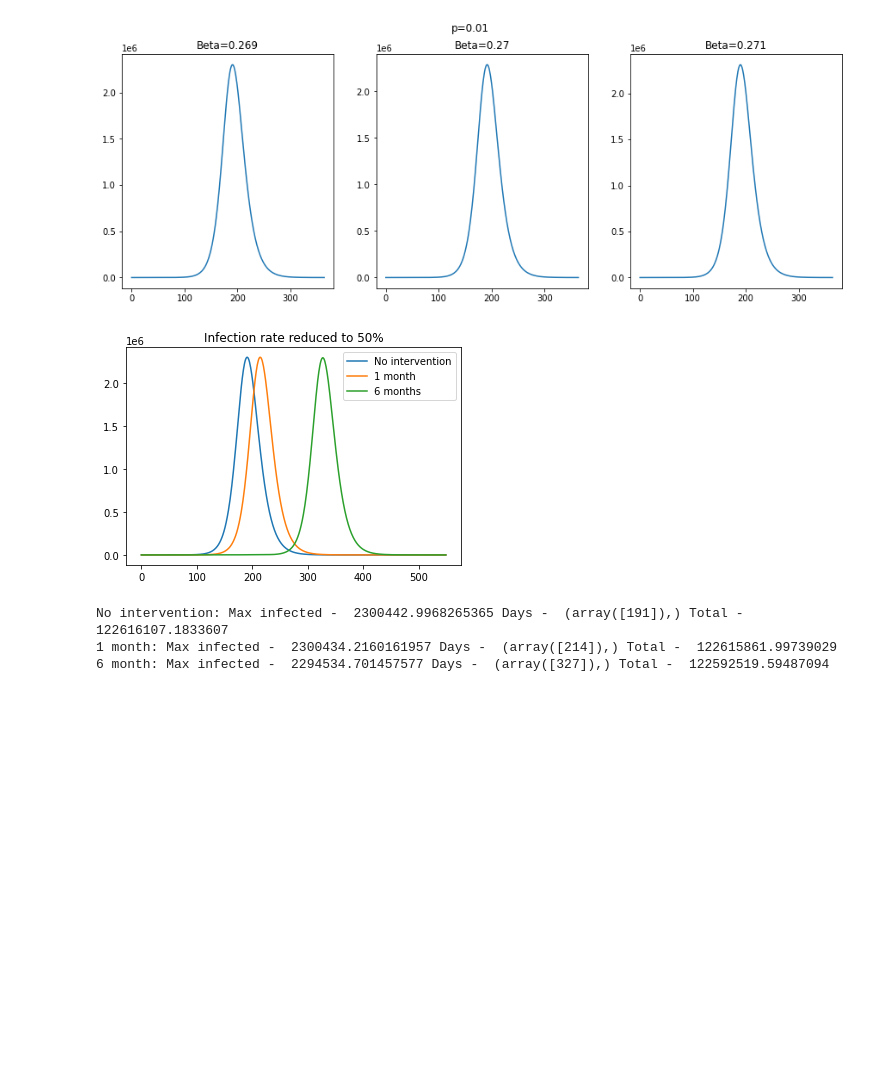
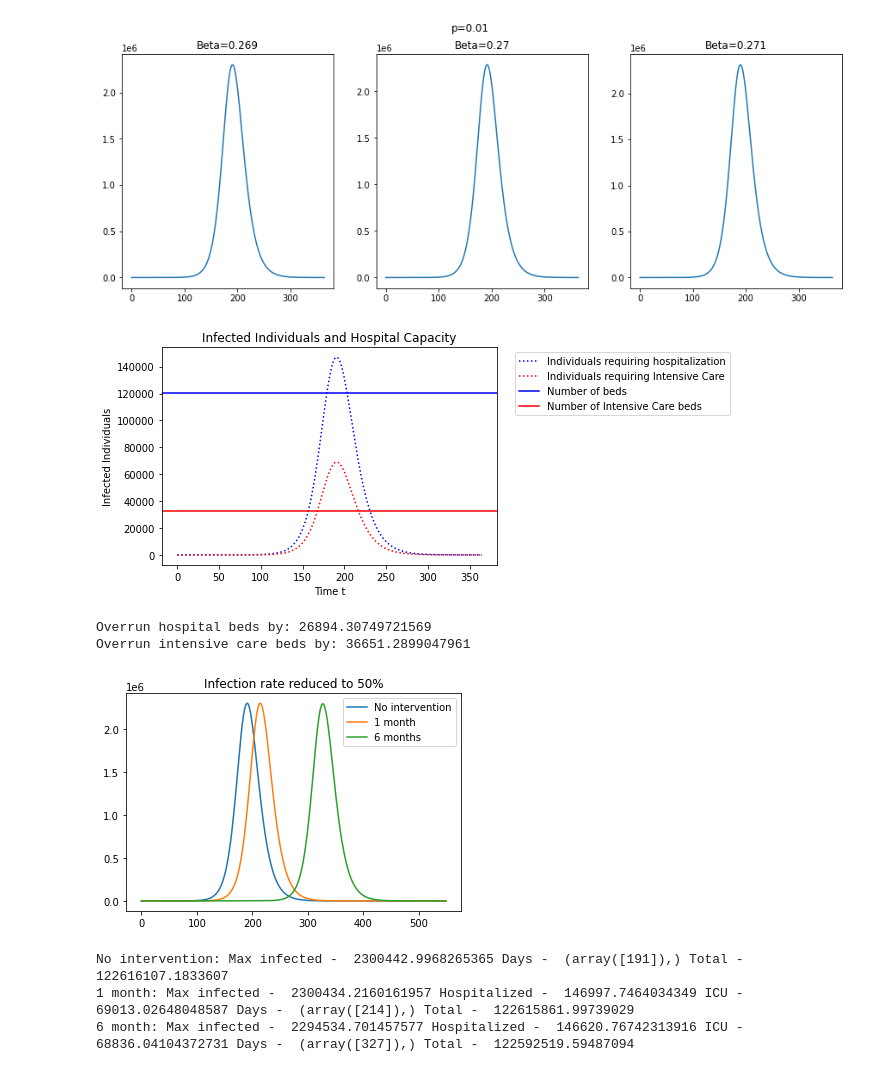
Before and after one commit to parthvshah/covid-19-modelling, a Jupyter notebook: Covid_19_Modelling.ipynb, the cells around one changed output. Saved outputs shown, nothing was run; the diff lists cells and outputs as text; code cells hidden in the pictures; blank space fills up the shorter version.

```diff
--- a/Covid_19_Modelling.ipynb
+++ b/Covid_19_Modelling.ipynb
@@ -367,6 +384,57 @@ Beta= 0.269 : Total infected -  2300442.9968265365 Days -  (array([191]),) Total
 Beta= 0.27 : Total infected -  2288369.708815885 Days -  (array([192]),) Total -  122479810.53952742
 Beta= 0.271 : Total infected -  2312330.990867192 Days -  (array([190]),) Total -  122748144.82557207
 [figure]
+# %%
+p = 0.01
+E0 = 0
+I0 = (1/(p*N))
+R0 = 0
+
+S0 = 1 - E0 - I0 - R0
+
+'''
+beta - infection rate
+gamma - removal rate (prev. studies)
+epsilon - onset rate (prev. studies)
+'''
+gamma, epsilon = 0.1, 0.2
+
+# Initial conditions vector
+y0 = S0, E0, I0, R0
+t = np.array([x for x in range(365)])
+
+ret = odeint(deriv, y0, t, args=(beta_int[1], gamma, epsilon))
+S, E, I, R = ret.T
+cmu0 = p*I*N
+
+hosp_rate = 0.0639
+icu_rate = 0.03
+
+# https://www.theweek.in/news/india/2020/05/20/covid-19-639-of-total-active-cases-needed-hospital-support.html
+cmu_hosp = hosp_rate * cmu0
+cmu_icu = icu_rate * cmu0
+
+# https://www.newindianexpress.com/nation/2020/jun/12/india-may-run-out-of-icu-beds-for-covid-19-patients-by-july-end-study-2155757.html
+bed_hosp = 120104
+icu_hosp = 32362
+
+plt.title('Infected Individuals and Hospital Capacity')
+# plt.plot(t, cmu0)
+plt.plot(t, cmu_hosp, linestyle=":", color="blue", label="Individuals requiring hospitalization")
+plt.plot(t, cmu_icu, linestyle=":", color="red", label="Individuals requiring Intensive Care")
+plt.axhline(bed_hosp, color="blue", label="Number of beds")
+plt.axhline(icu_hosp, color="red", label="Number of Intensive Care beds")
+plt.legend(bbox_to_anchor=(1.04,1), loc="upper left")
+plt.xlabel("Time t")
+plt.ylabel("Infected Individuals")
+plt.show()
+
+print("Overrun hospital beds by:", max(cmu_hosp)-bed_hosp)
+print("Overrun intensive care beds by:", max(cmu_icu)-icu_hosp)
+# %% [output]
+[figure, added]
+Overrun hospital beds by: 26894.30749721569
+Overrun intensive care beds by: 36651.2899047961
 # %%
 p = 0.01
 E0 = 0
@@ -407,7 +475,7 @@ def beta_split(original_beta, n_beta, time_period):
 
   return(np.concatenate((cmu0, cmu1, cmu2), axis=0))
 
-beta_75_reduced = round(0.50*0.27, 3)
+beta_50_reduced = round(0.50*0.27, 3)
 
 # Initial conditions vector
 y0 = S0, E0, I0, R0
@@ -416,8 +484,8 @@ ret = odeint(deriv, y0, t, args=(0.27, gamma, epsilon))
 S, E, I, R = ret.T
 cmu = p*I*N
 
-month_1 = beta_split(0.27, beta_75_reduced, 30)
-month_6 = beta_split(0.27, beta_75_reduced, 180)
+month_1 = beta_split(0.27, beta_50_reduced, 30)
+month_6 = beta_split(0.27, beta_50_reduced, 180)
 
 plt.title("Infection rate reduced to 50%")
 plt.plot(t, cmu, label="No intervention")
@@ -427,11 +495,11 @@ plt.legend()
 plt.show()
 
 print("No intervention: Max infected - ", max(cmu), "Days - ", np.where(cmu == max(cmu)), "Total - ", np.sum(cmu))
-print("1 month: Max infected - ", max(month_1), "Days - ", np.where(month_1 == max(month_1)), "Total - ", np.sum(month_1))
-print("6 month: Max infected - ", max(month_6), "Days - ", np.where(month_6 == max(month_6)), "Total - ", np.sum(month_6))
+print("1 month: Max infected - ", max(month_1), "Hospitalized - ", max(month_1)*hosp_rate, "ICU - ", max(month_1)*icu_rate, "Days - ", np.where(month_1 == max(month_1)), "Total - ", np.sum(month_1))
+print("6 month: Max infected - ", max(month_6), "Hospitalized - ", max(month_6)*hosp_rate, "ICU - ", max(month_6)*icu_rate, "Days - ", np.where(month_6 == max(month_6)), "Total - ", np.sum(month_6))
 # %% [output]
 [figure]
 No intervention: Max infected -  2300442.9968265365 Days -  (array([191]),) Total -  122616107.1833607
-1 month: Max infected -  2300434.2160161957 Days -  (array([214]),) Total -  122615861.99739029
-6 month: Max infected -  2294534.701457577 Days -  (array([327]),) Total -  122592519.59487094
+1 month: Max infected -  2300434.2160161957 Hospitalized -  146997.7464034349 ICU -  69013.02648048587 Days -  (array([214]),) Total -  122615861.99739029
+6 month: Max infected -  2294534.701457577 Hospitalized -  146620.76742313916 ICU -  68836.04104372731 Days -  (array([327]),) Total -  122592519.59487094
 # %%
```
Also changed, not shown: parts of 5 cells of this notebook.
